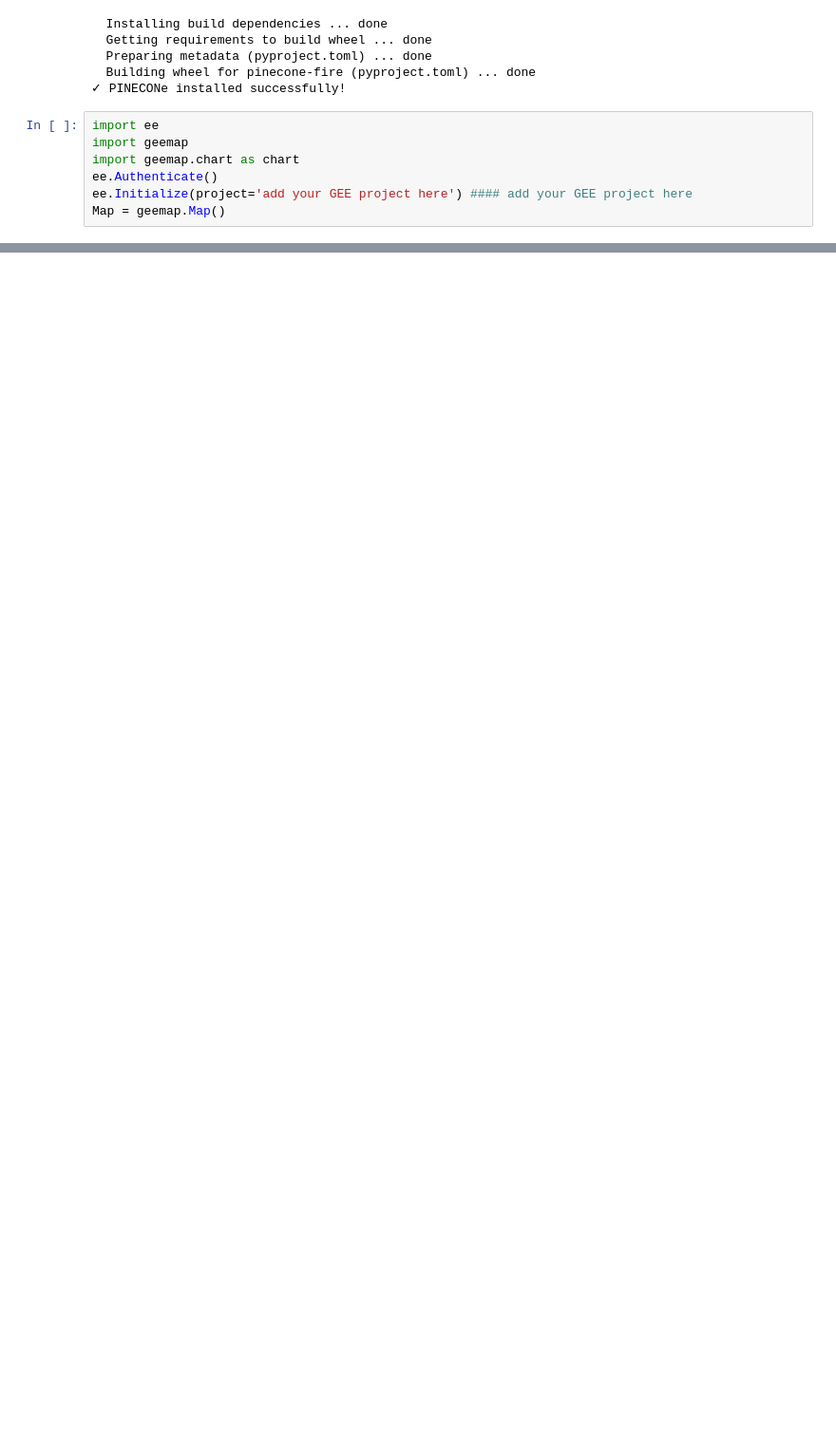
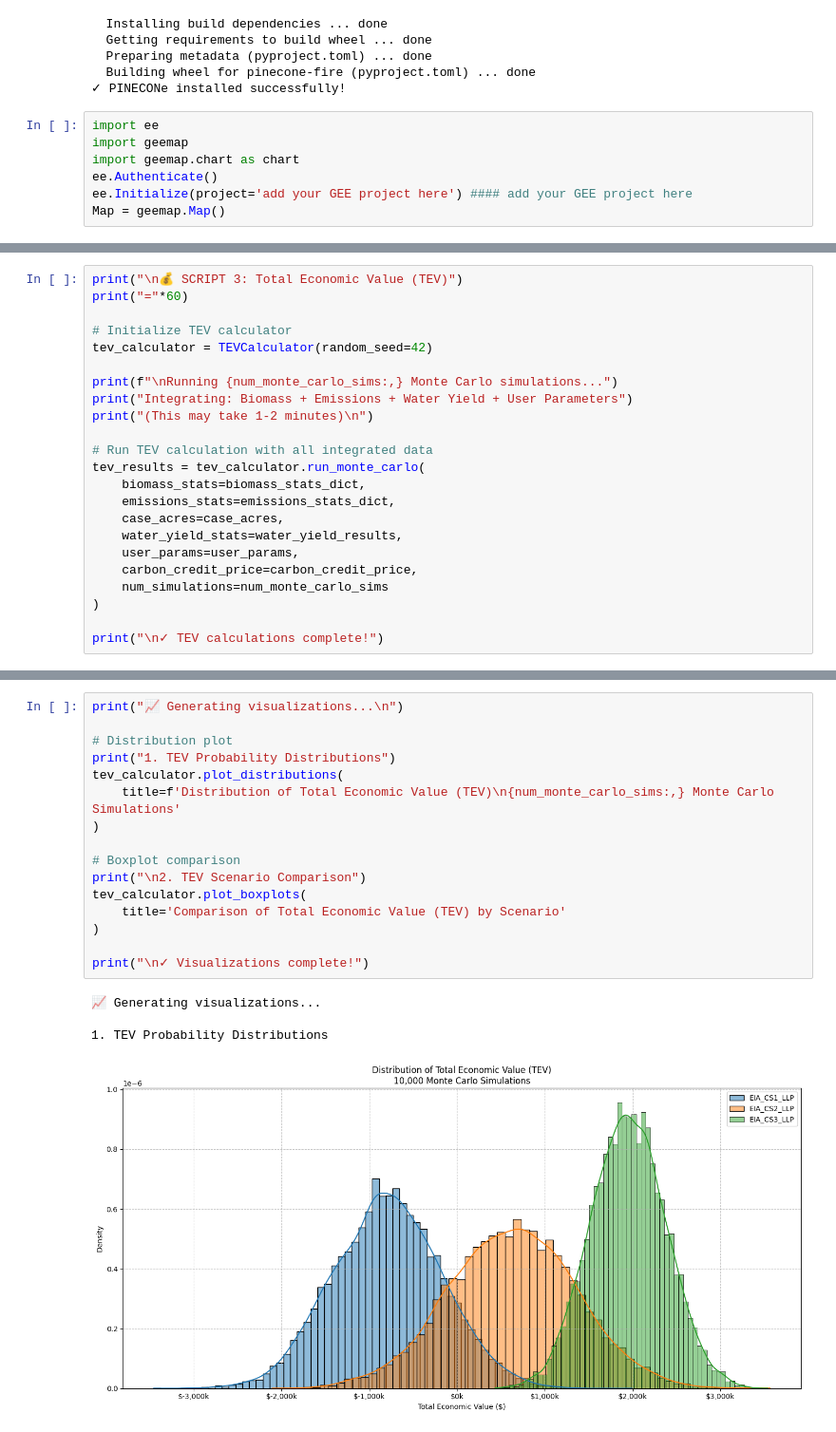
Before and after one commit to NASA-EarthRISE/PINECONe, a Jupyter notebook: PINECONe_Demo.ipynb, the cells around one changed output, grey strips where cells are left out. Shown at 95% size. Drawn from its saved outputs; the diff is of its cells as text; blank space fills up the shorter version.

```diff
--- a/PINECONe_Demo.ipynb
+++ b/PINECONe_Demo.ipynb
@@ -518,0 +604,23 @@ Congratulations! You've completed the PINECONe analysis workflow:
+# %%
+print("\n💰 SCRIPT 3: Total Economic Value (TEV)")
+print("="*60)
+
+# Initialize TEV calculator
+tev_calculator = TEVCalculator(random_seed=42)
+
+print(f"\nRunning {num_monte_carlo_sims:,} Monte Carlo simulations...")
+print("Integrating: Biomass + Emissions + Water Yield + User Parameters")
+print("(This may take 1-2 minutes)\n")
+
+# Run TEV calculation with all integrated data
+tev_results = tev_calculator.run_monte_carlo(
+    biomass_stats=biomass_stats_dict,
+    emissions_stats=emissions_stats_dict,
+    case_acres=case_acres,
+    water_yield_stats=water_yield_results,
+    user_params=user_params,
+    carbon_credit_price=carbon_credit_price,
+    num_simulations=num_monte_carlo_sims
+)
+
+print("\n✓ TEV calculations complete!")
@@ -518,0 +678,21 @@ Congratulations! You've completed the PINECONe analysis workflow:
+# %%
+print("📈 Generating visualizations...\n")
+
+# Distribution plot
+print("1. TEV Probability Distributions")
+tev_calculator.plot_distributions(
+    title=f'Distribution of Total Economic Value (TEV)\n{num_monte_carlo_sims:,} Monte Carlo Simulations'
+)
+
+# Boxplot comparison
+print("\n2. TEV Scenario Comparison")
+tev_calculator.plot_boxplots(
+    title='Comparison of Total Economic Value (TEV) by Scenario'
+)
+
+print("\n✓ Visualizations complete!")
+# %% [output]
+📈 Generating visualizations...
+
+1. TEV Probability Distributions
+[figure, added]
```
Also changed, not shown: parts of 46 cells of this notebook.
